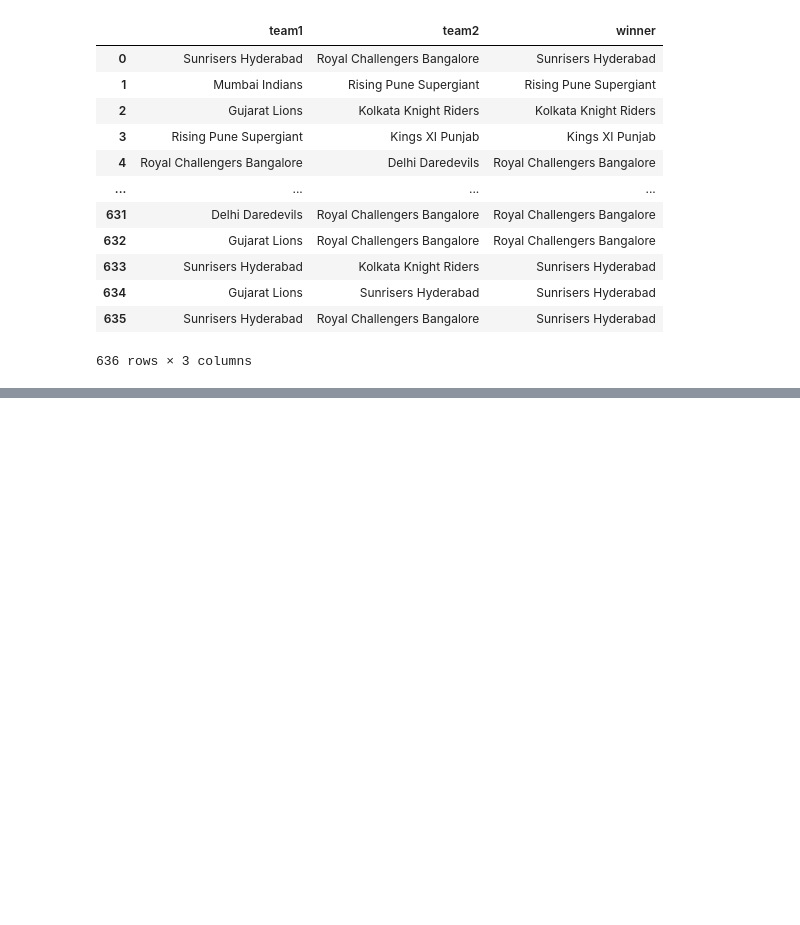
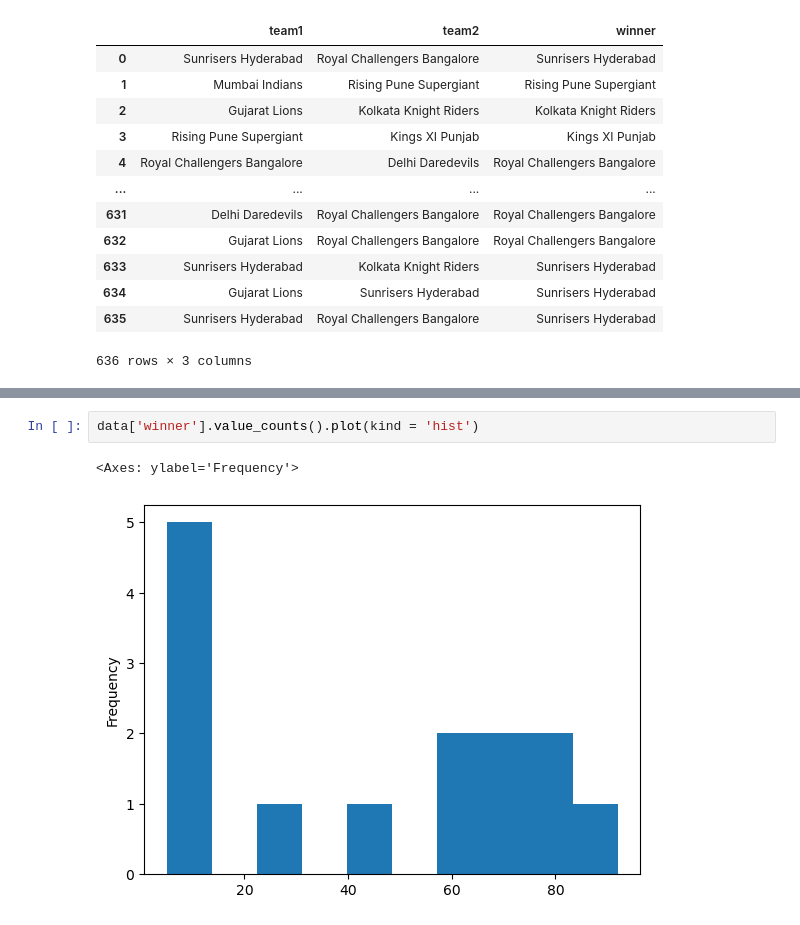
Before and after one commit to rekhaaryal/IPL_Analysis_using_Pandas, a Jupyter notebook: IPL_Analysiss.ipynb, the cells around one changed output, grey strips where cells are left out. Drawn from its saved outputs; the diff is of its cells as text; blank space fills up the shorter version.

```diff
--- a/IPL_Analysiss.ipynb
+++ b/IPL_Analysiss.ipynb
@@ -197,0 +273,5 @@ data.iloc[ : , [4,5,10]]
+# %%
+data['winner'].value_counts().plot(kind = 'hist')
+# %% [output]
+<Axes: ylabel='Frequency'>
+[figure, added]
```
Also changed, not shown: parts of 12 cells of this notebook.
